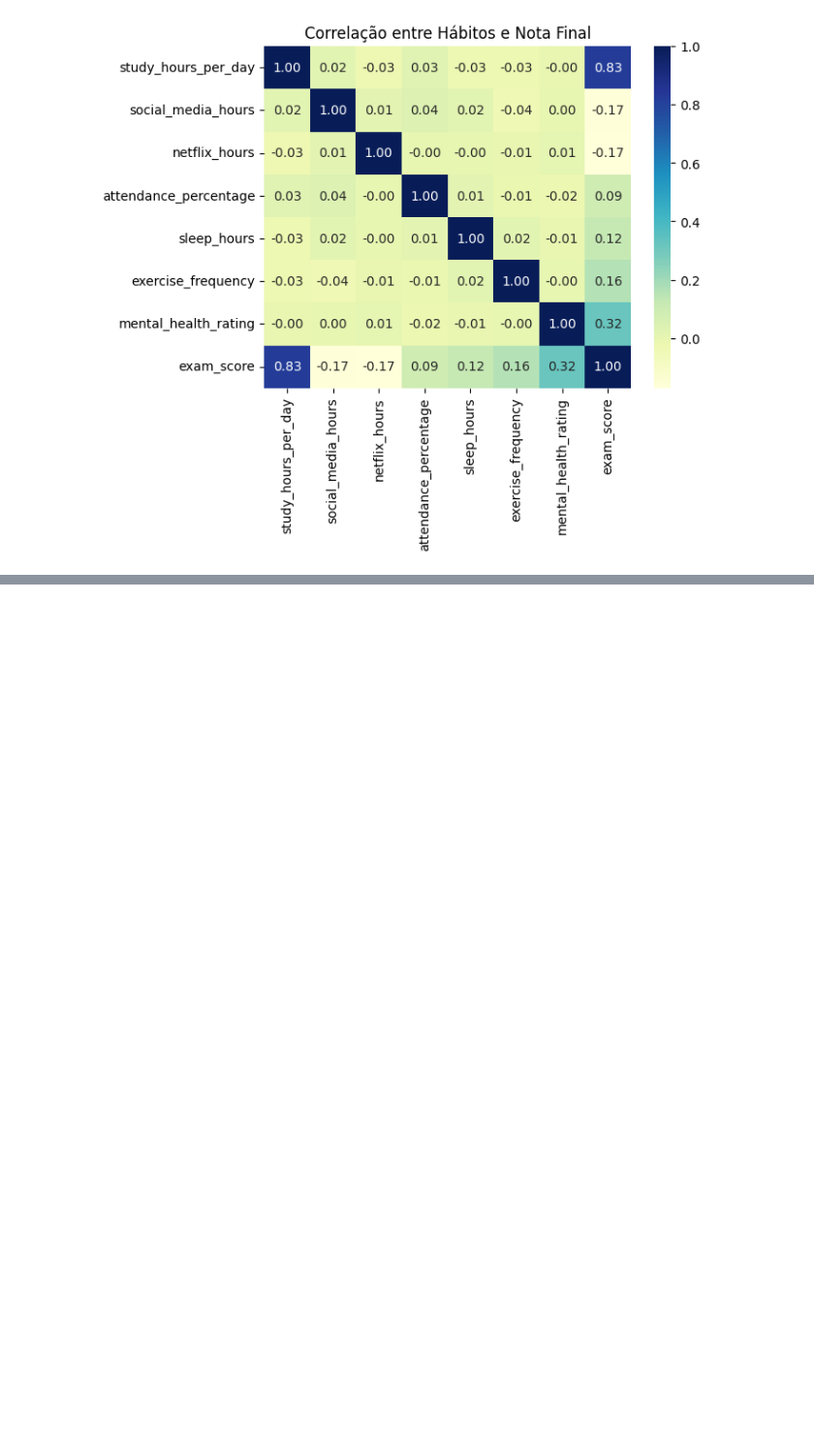
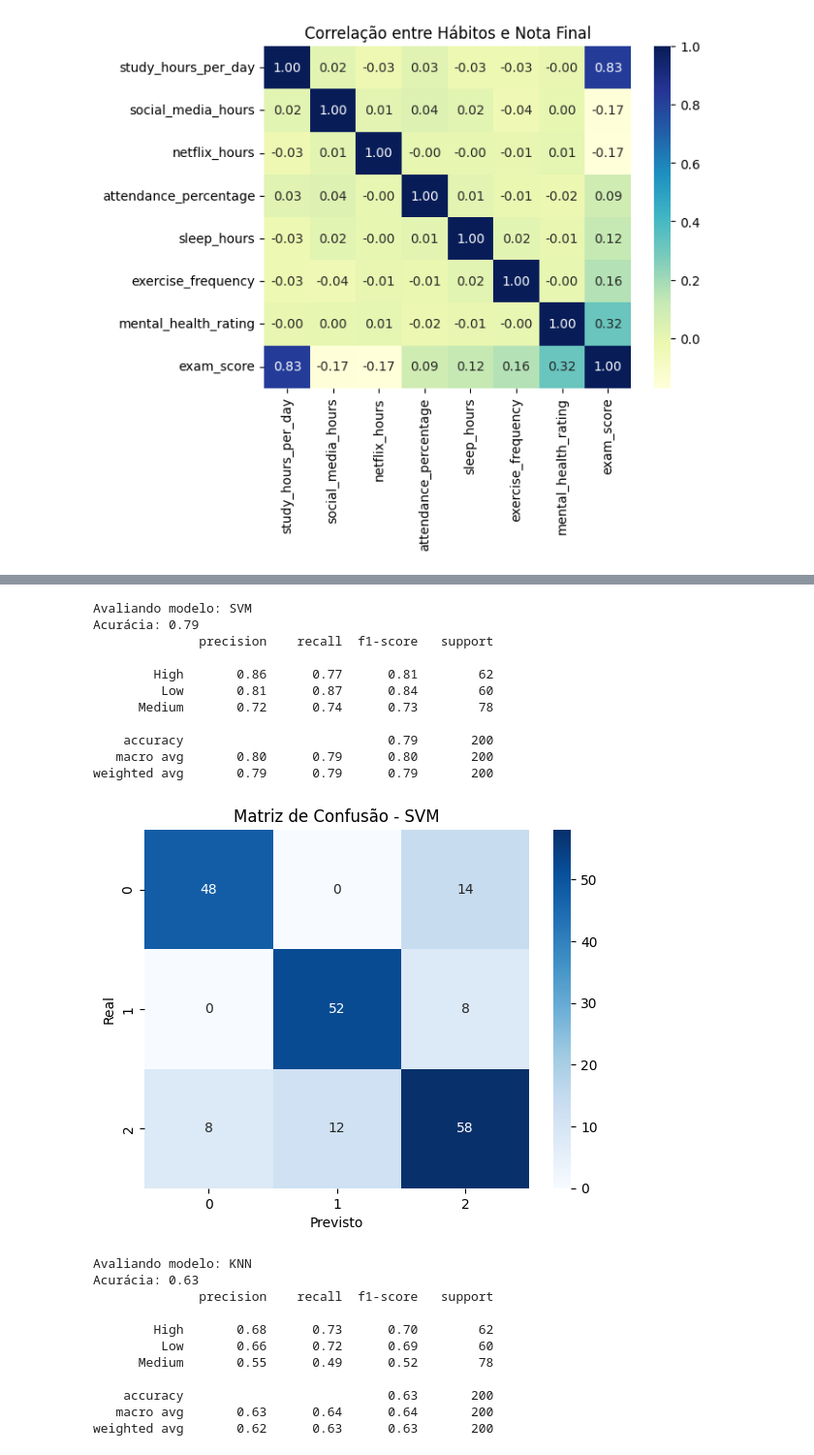
Before and after one commit to RafaelSpumbergSeus/students-habits, a Jupyter notebook: Student_Habits.ipynb, the cells around one changed output, grey strips where cells are left out. Shown: that part at 97% size. Drawn from its saved outputs; the diff is of its cells as text; code cells hidden in the pictures; blank space fills up the shorter version.

```diff
--- a/Student_Habits.ipynb
+++ b/Student_Habits.ipynb
@@ -359,0 +359,71 @@ weighted avg       0.73      0.73      0.73       200
+# %%
+from sklearn.pipeline import Pipeline
+from sklearn.compose import ColumnTransformer
+from sklearn.preprocessing import StandardScaler, OneHotEncoder
+from sklearn.ensemble import RandomForestClassifier
+from sklearn.svm import SVC
+from sklearn.neighbors import KNeighborsClassifier
+from sklearn.metrics import classification_report, confusion_matrix
+import matplotlib.pyplot as plt
+import seaborn as sns
+
+# 1. Definindo o transformador
+preprocessor = ColumnTransformer(
+    transformers=[
+        ('num', StandardScaler(), numerical_cols),
+        ('cat', OneHotEncoder(handle_unknown='ignore'), categorical_cols)
+    ])
+
+# 2. Lista de modelos a comparar
+modelos = {
+    "SVM": SVC(),
+    "KNN": KNeighborsClassifier()
+}
+
+# 3. Comparar os modelos
+for nome, modelo in modelos.items():
+    print(f"\nAvaliando modelo: {nome}")
+
+    pipeline = Pipeline(steps=[
+        ('preprocessamento', preprocessor),
+        ('classificador', modelo)
+    ])
+
+    # Treinamento
+    pipeline.fit(X_train, y_train)
+    y_pred = pipeline.predict(X_test)
+
+    # Métricas
+    print("Acurácia:", pipeline.score(X_test, y_test))
+    print(classification_report(y_test, y_pred))
+
+    # Matriz de confusão
+    sns.heatmap(confusion_matrix(y_test, y_pred), annot=True, fmt="d", cmap="Blues")
+    plt.title(f"Matriz de Confusão - {nome}")
+    plt.xlabel("Previsto")
+    plt.ylabel("Real")
+    plt.show()
+# %% [output]
+Avaliando modelo: SVM
+Acurácia: 0.79
+              precision    recall  f1-score   support
+
+        High       0.86      0.77      0.81        62
+         Low       0.81      0.87      0.84        60
+      Medium       0.72      0.74      0.73        78
+
+    accuracy                           0.79       200
+   macro avg       0.80      0.79      0.80       200
+weighted avg       0.79      0.79      0.79       200
+[figure, added]
+Avaliando modelo: KNN
+Acurácia: 0.63
+              precision    recall  f1-score   support
+
+        High       0.68      0.73      0.70        62
+         Low       0.66      0.72      0.69        60
+      Medium       0.55      0.49      0.52        78
+
+    accuracy                           0.63       200
+   macro avg       0.63      0.64      0.64       200
+weighted avg       0.62      0.63      0.63       200
```
Also changed, not shown: parts of 7 cells of this notebook.
